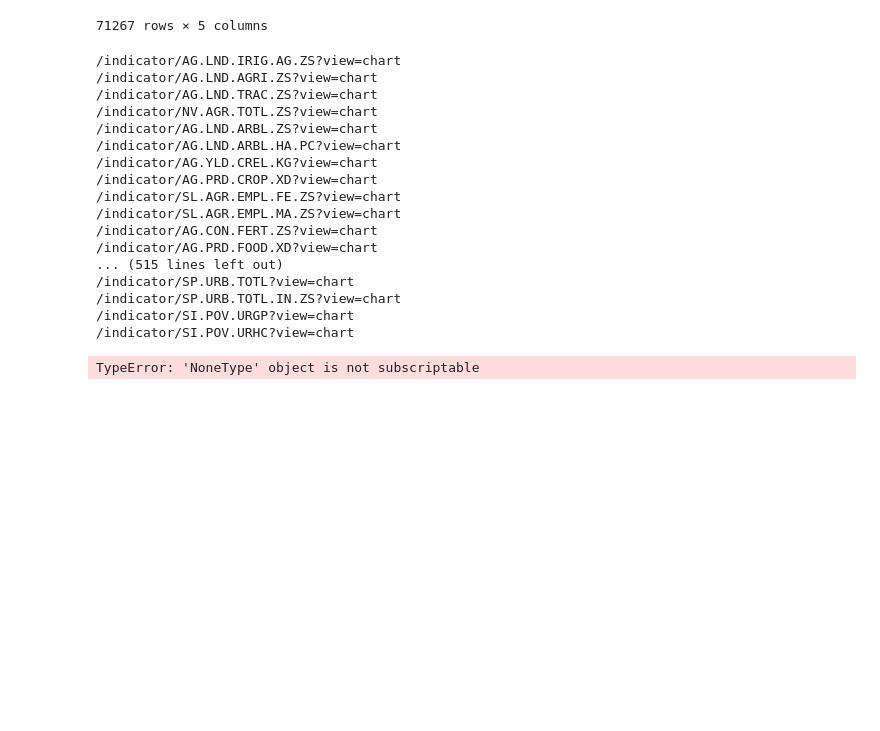
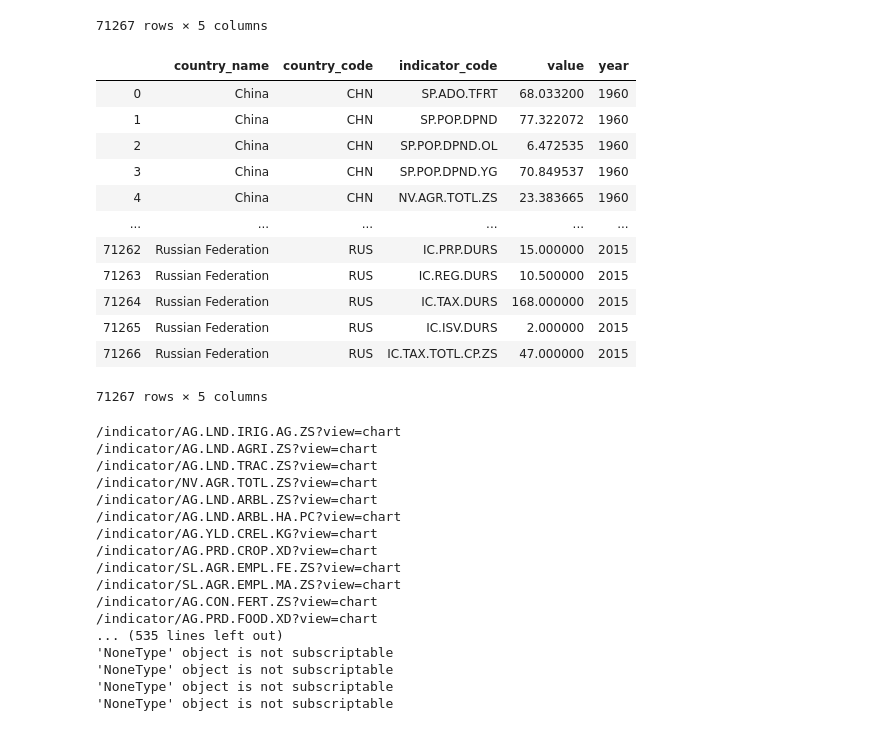
Before and after one commit to jjjjjeb/ETL_Project, a Jupyter notebook: World_Powers_ETL.ipynb, the cells around one changed output. Drawn from its saved outputs; the diff is of its cells as text; code cells hidden in the pictures; blank space fills up the shorter version.

```diff
--- a/World_Powers_ETL.ipynb
+++ b/World_Powers_ETL.ipynb
@@ -184,6 +182,27 @@ value_csv_df
 | 71265 | Russian Federation | RUS | IC.ISV.DURS | 2.000000 | 2015 |
 | 71266 | Russian Federation | RUS | IC.TAX.TOTL.CP.ZS | 47.000000 | 2015 |
 71267 rows × 5 columns
+# %%
+# Dropping rows with NaN in the value column
+
+value_csv_df = value_csv_df.dropna()
+value_csv_df
+
+######## VALUE 1 TABLE READY FOR UNION #########
+# %% [output]
+|  | country_name | country_code | indicator_code | value | year |
+| 0 | China | CHN | SP.ADO.TFRT | 68.033200 | 1960 |
+| 1 | China | CHN | SP.POP.DPND | 77.322072 | 1960 |
+| 2 | China | CHN | SP.POP.DPND.OL | 6.472535 | 1960 |
+| 3 | China | CHN | SP.POP.DPND.YG | 70.849537 | 1960 |
+| 4 | China | CHN | NV.AGR.TOTL.ZS | 23.383665 | 1960 |
+| ... | ... | ... | ... | ... | ... |
+| 71262 | Russian Federation | RUS | IC.PRP.DURS | 15.000000 | 2015 |
+| 71263 | Russian Federation | RUS | IC.REG.DURS | 10.500000 | 2015 |
+| 71264 | Russian Federation | RUS | IC.TAX.DURS | 168.000000 | 2015 |
+| 71265 | Russian Federation | RUS | IC.ISV.DURS | 2.000000 | 2015 |
+| 71266 | Russian Federation | RUS | IC.TAX.TOTL.CP.ZS | 47.000000 | 2015 |
+71267 rows × 5 columns
 # %%
 ##################################################
 # Getting data for second VALUE table, DATEs (2016-2019)
@@ -222,6 +241,8 @@ for result in results:
 
     except AttributeError as e:
         print(e)
+    except TypeError as e:
+        print(e)
 # %% [output]
 /indicator/AG.LND.IRIG.AG.ZS?view=chart
 /indicator/AG.LND.AGRI.ZS?view=chart
@@ -235,12 +256,11 @@ for result in results:
 /indicator/SL.AGR.EMPL.MA.ZS?view=chart
 /indicator/AG.CON.FERT.ZS?view=chart
 /indicator/AG.PRD.FOOD.XD?view=chart
-... (515 lines left out)
-/indicator/SP.URB.TOTL?view=chart
-/indicator/SP.URB.TOTL.IN.ZS?view=chart
-/indicator/SI.POV.URGP?view=chart
-/indicator/SI.POV.URHC?view=chart
+... (535 lines left out)
+'NoneType' object is not subscriptable
+'NoneType' object is not subscriptable
+'NoneType' object is not subscriptable
+'NoneType' object is not subscriptable
-TypeError: 'NoneType' object is not subscriptable
 # %%
 # Transforming data by splitting and splicing
 
```
Also changed, not shown: parts of 18 cells of this notebook, 1 other file.
